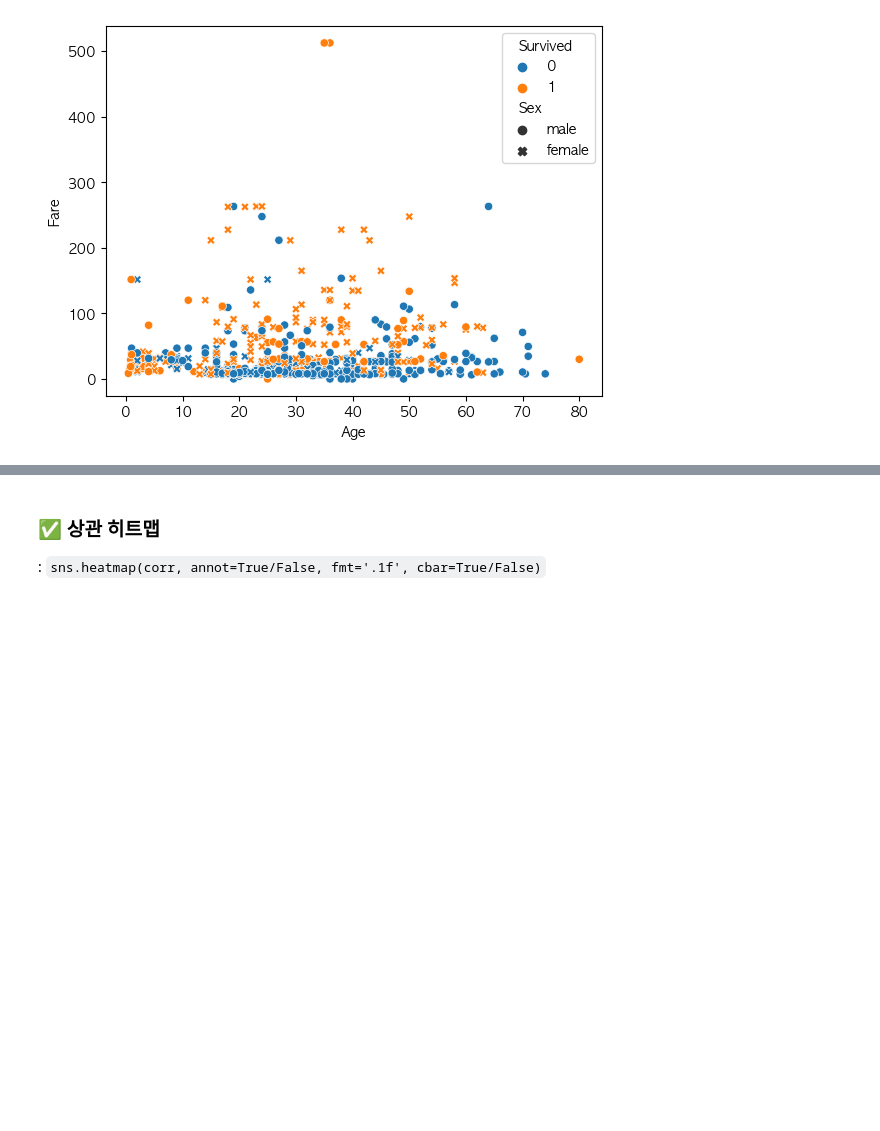
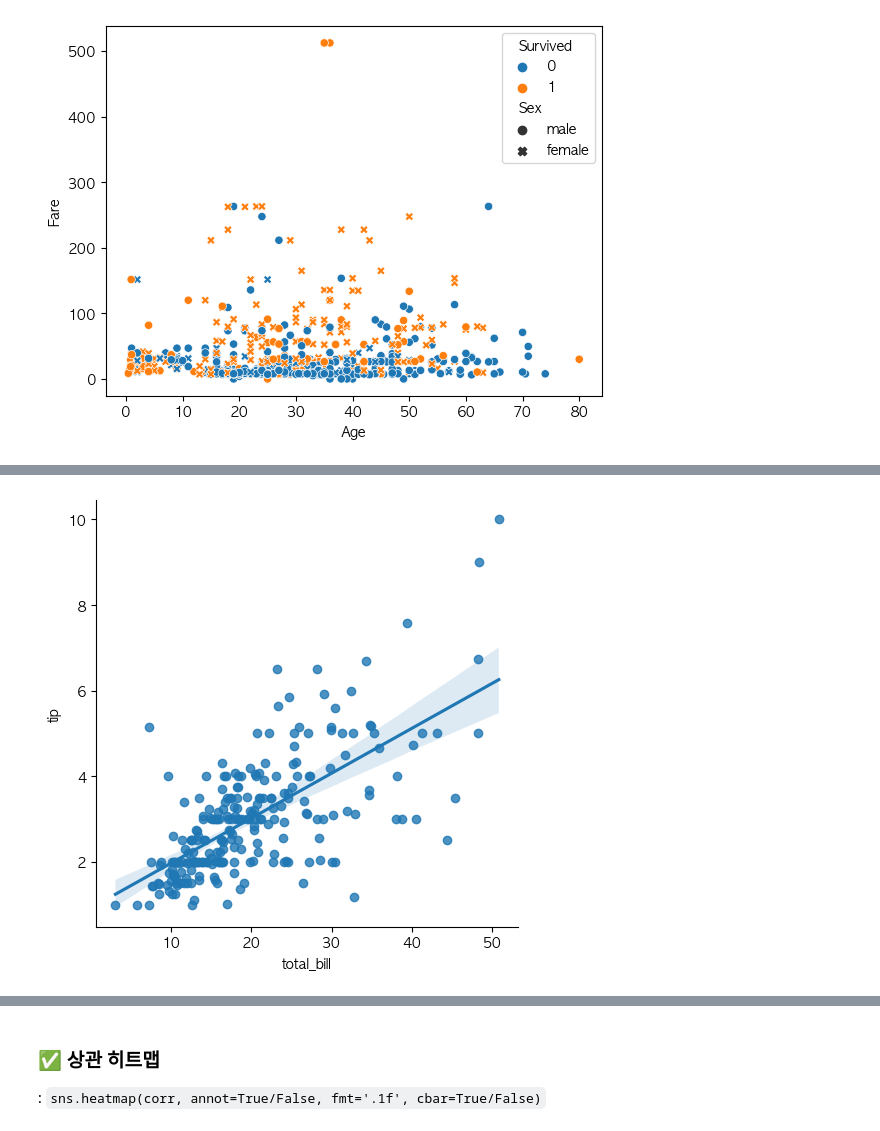
Before and after one commit to HeeJu-XiJu/Pandas, a Jupyter notebook: 23_시각화 - seaborn.ipynb, the cells around one changed output, grey strips where cells are left out. Saved outputs shown, nothing was run; the diff lists cells and outputs as text; code cells hidden in the pictures; blank space fills up the shorter version.

```diff
--- a/23_시각화 - seaborn.ipynb
+++ b/23_시각화 - seaborn.ipynb
@@ -165,0 +176,5 @@ plt.show()
+# %%
+sns.lmplot(x='total_bill', y='tip', data=tips)
+plt.show()
+# %% [output]
+[figure, added]
```
Also changed, not shown: parts of 14 cells of this notebook.
